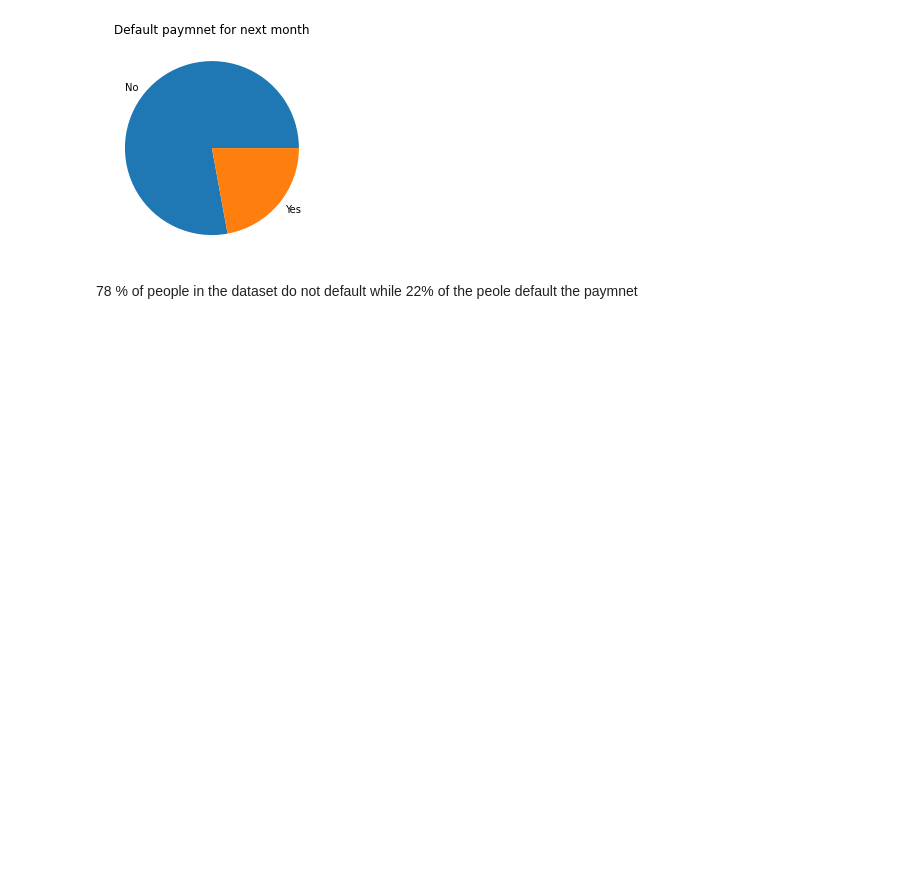
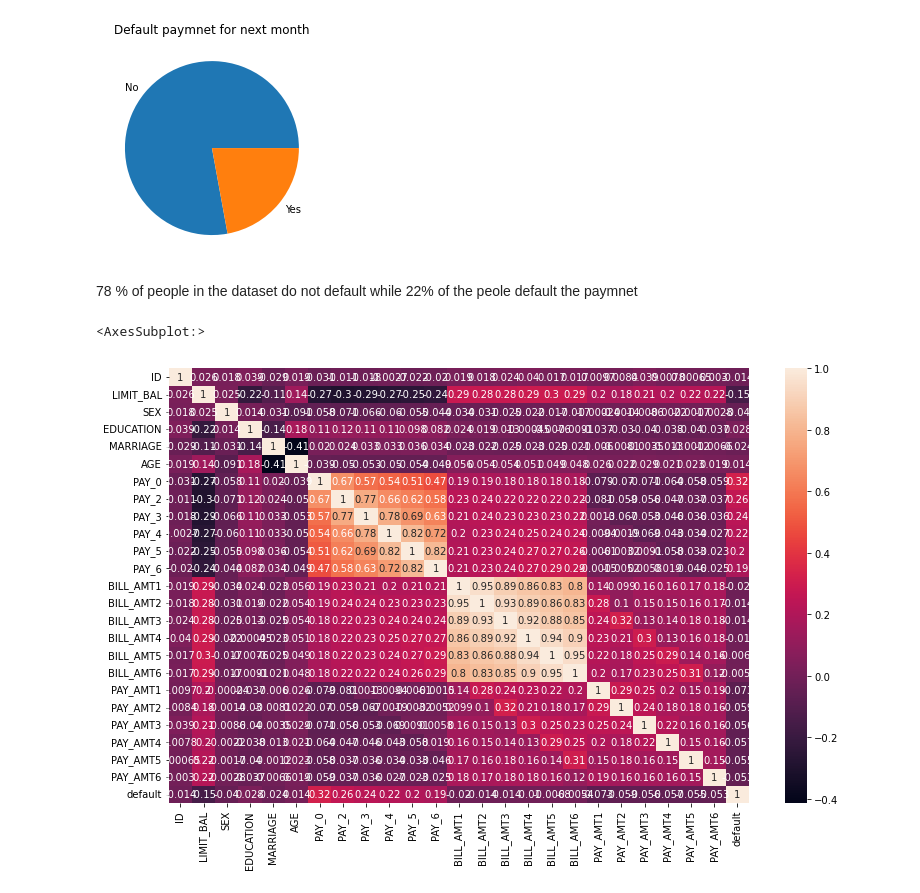
Before and after one commit to Somesh140/ML_Credit_card_default_predictions, a Jupyter notebook: Notebook/EDA-1.ipynb, the cells around one changed output. Cells and saved outputs as stored; diff of their text form; code cells hidden in the pictures; blank space fills up the shorter version.

```diff
--- a/Notebook/EDA-1.ipynb
+++ b/Notebook/EDA-1.ipynb
@@ -6,9 +6,10 @@ os.getcwd()
 'D:\\Datascience_Projects\\ML_Credit_card_default_predictions\\Notebook'
 # %%
 file_dir=r"D:\Datascience_Projects\ML_Credit_card_default_predictions\Data\raw_data"
-file_name=r"\UCI_Credit_Card.csv"
+file_name=r"UCI_Credit_Card.csv"
 # %%
 import pandas as pd
 pd.set_option('display.max_columns',25)
 # %%
-file_path = file_dir+file_name
+file_path = os.path.join(file_dir,file_name)
+file_path
@@ -125,3 +127,9 @@ Name: default, dtype: float64
 [figure]
 # %% [markdown]
 78 % of people in the dataset do not default while 22% of the peole default the paymnet
+# %%
+plt.figure(figsize=(13,8))
+sns.heatmap(cred_df.corr(), annot=True )
+# %% [output]
+<AxesSubplot:>
+[figure, added]
```
Also changed, not shown: parts of 15 cells of this notebook.
